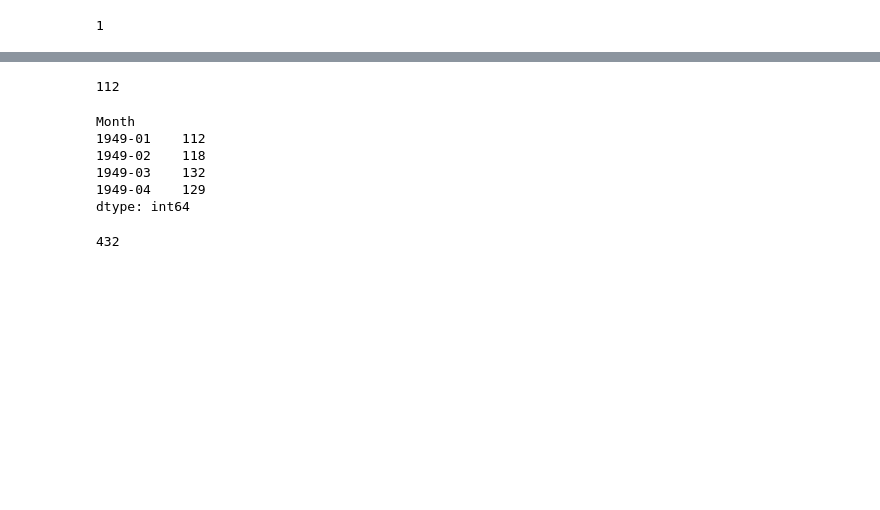
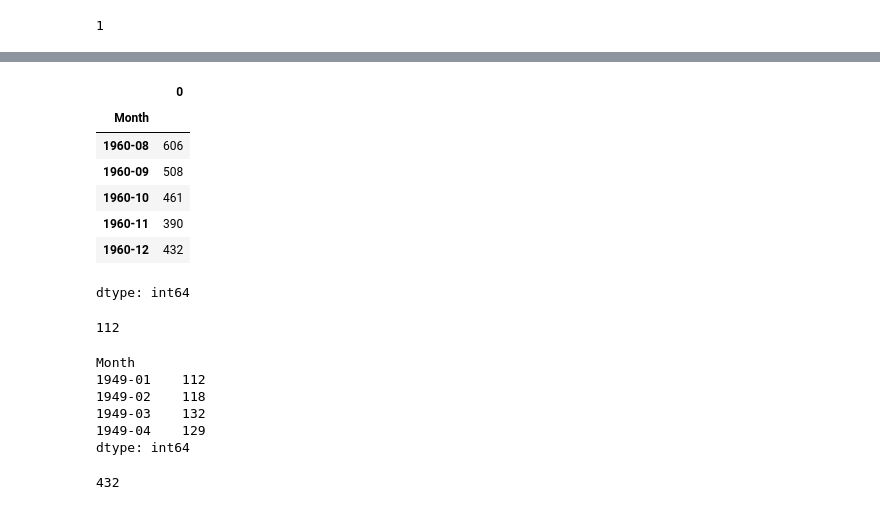
Before and after one commit to lcasilva/Projeto1, a Jupyter notebook: Curso_Pandas_Exercícios_NÃO_resolvidos.ipynb, the cells around one changed output, grey strips where cells are left out. Drawn from its saved outputs; the diff is of its cells as text; code cells hidden in the pictures; blank space fills up the shorter version.

```diff
--- a/Curso_Pandas_Exercícios_NÃO_resolvidos.ipynb
+++ b/Curso_Pandas_Exercícios_NÃO_resolvidos.ipynb
@@ -98,3 +112,14 @@ dtype: int64
+# %%
+dados_series.tail()
+# %% [output]
+|  | 0 |
+| Month |  |
+| 1960-08 | 606 |
+| 1960-09 | 508 |
+| 1960-10 | 461 |
+| 1960-11 | 390 |
+| 1960-12 | 432 |
+dtype: int64
 # %%
 # %% [output]
 112
```
Also changed, not shown: parts of 23 cells of this notebook.
